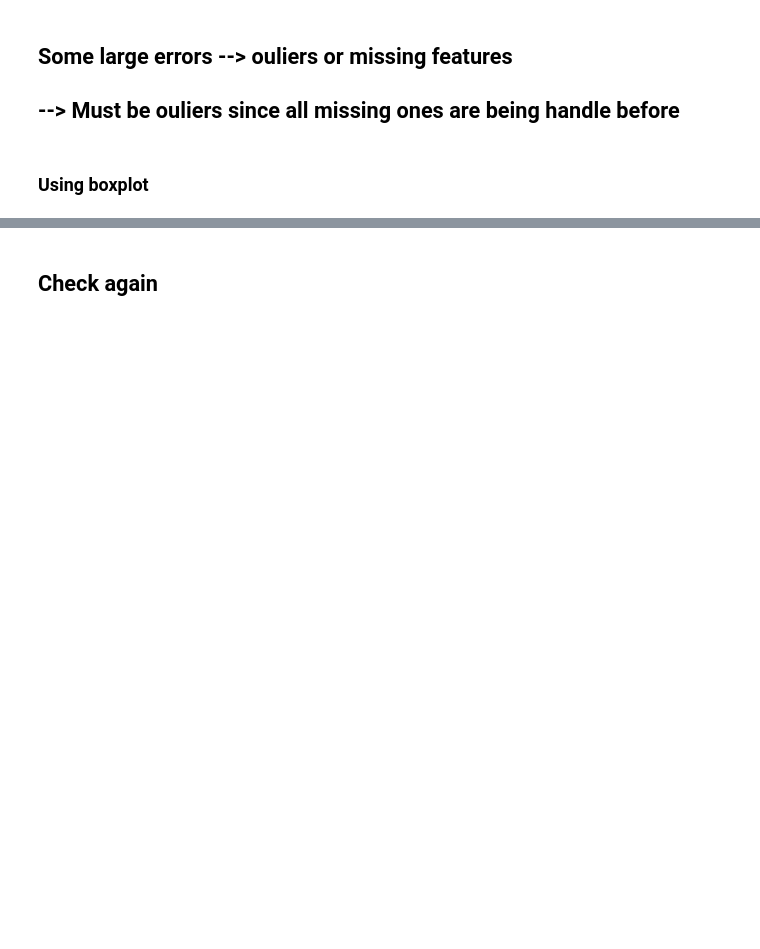
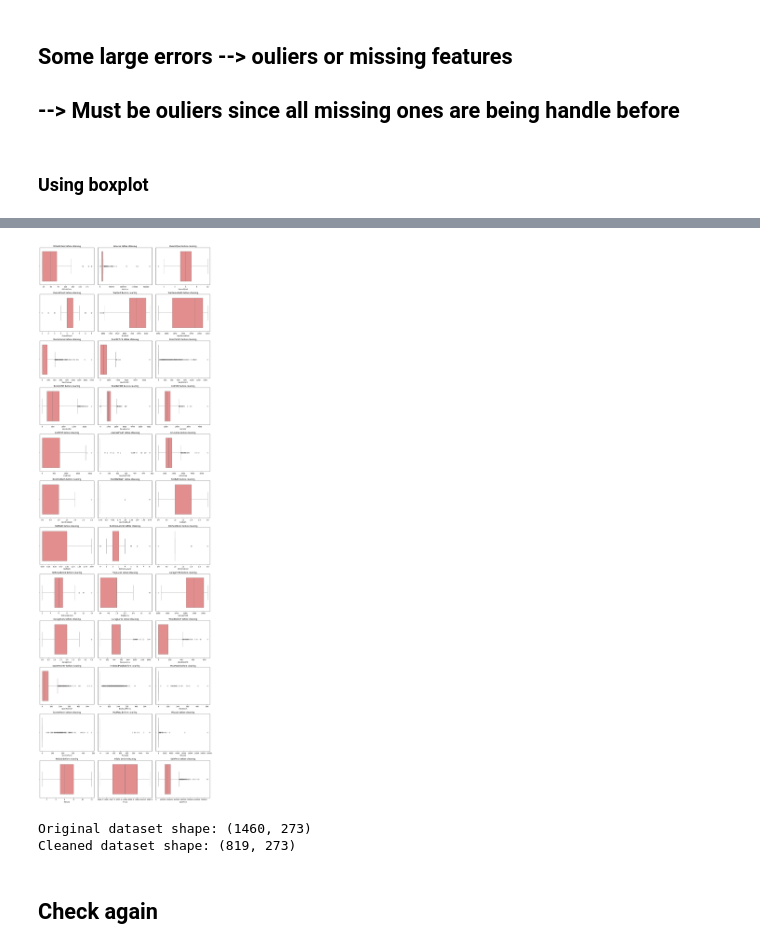
Before and after one commit to daothanhphuc/House_price_prediction, a Jupyter notebook: test.ipynb, the cells around one changed output, grey strips where cells are left out. Drawn from its saved outputs; the diff is of its cells as text; code cells hidden in the pictures; blank space fills up the shorter version.

```diff
--- a/test.ipynb
+++ b/test.ipynb
@@ -300 +333,15 @@ plt.show()
+# %%
+num_features = len(numerical_features)
+cols = 3
+rows = (num_features // cols) + (num_features % cols != 0)
+
+plt.figure(figsize=(5 * cols, 4 * rows))  # Adjust width and height multipliers as needed
+for i, feature in enumerate(numerical_features, 1):
+    plt.subplot(rows, cols, i)
+    sns.boxplot(x=data[feature], color="lightcoral")
+    plt.title(f"{feature} before cleaning")
+plt.tight_layout()
+plt.show()
+# %% [output]
+[figure, added]
 # %%
@@ -318,7 +375,10 @@ def remove_outliers_zscore(df, features, threshold=3):
 # %%
-data_cleaned = remove_outliers_zscore(data, numerical_features)
+data_cleaned = remove_outliers_iqr(data, numerical_features)
 # Print shape of data before and after removing outliers
 print(f"Original dataset shape: {data.shape}")
 print(f"Cleaned dataset shape: {data_cleaned.shape}")
+# %% [output]
+Original dataset shape: (1460, 273)
+Cleaned dataset shape: (819, 273)
 # %% [markdown]
 ## Check again
```
Also changed, not shown: parts of 27 cells of this notebook.
